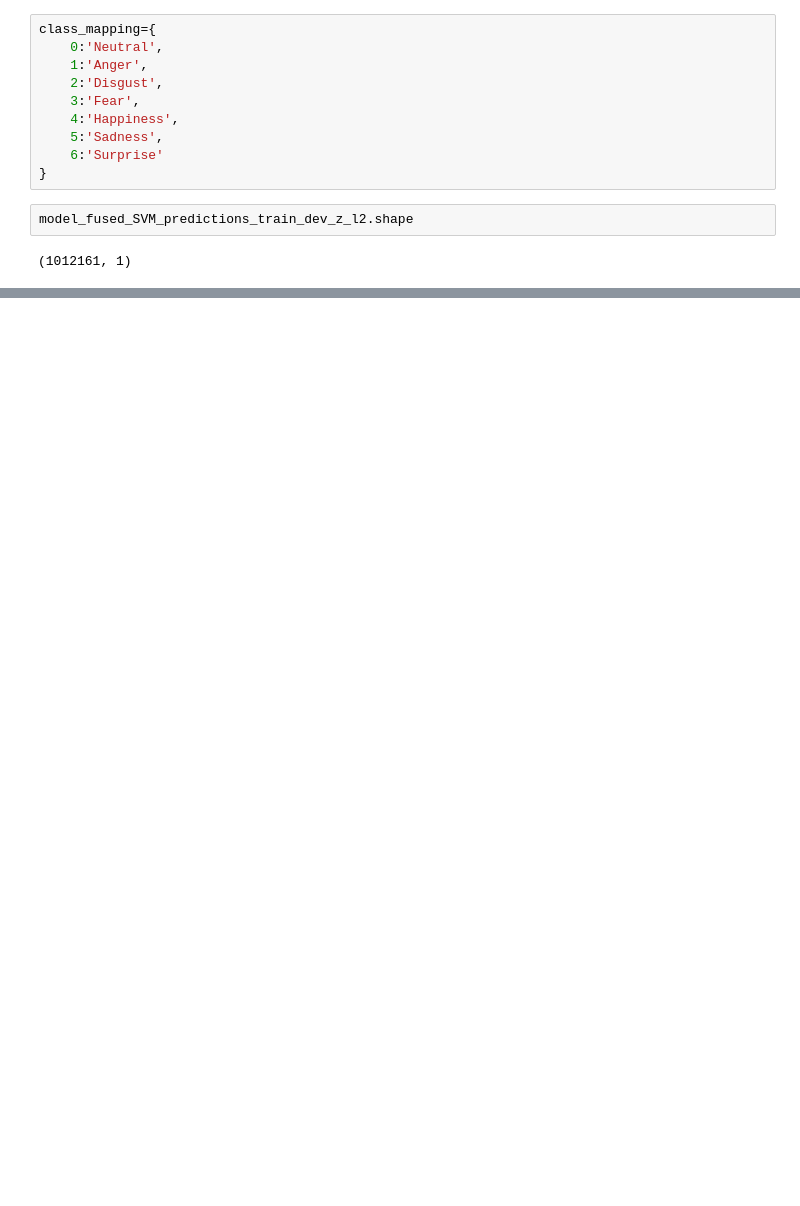
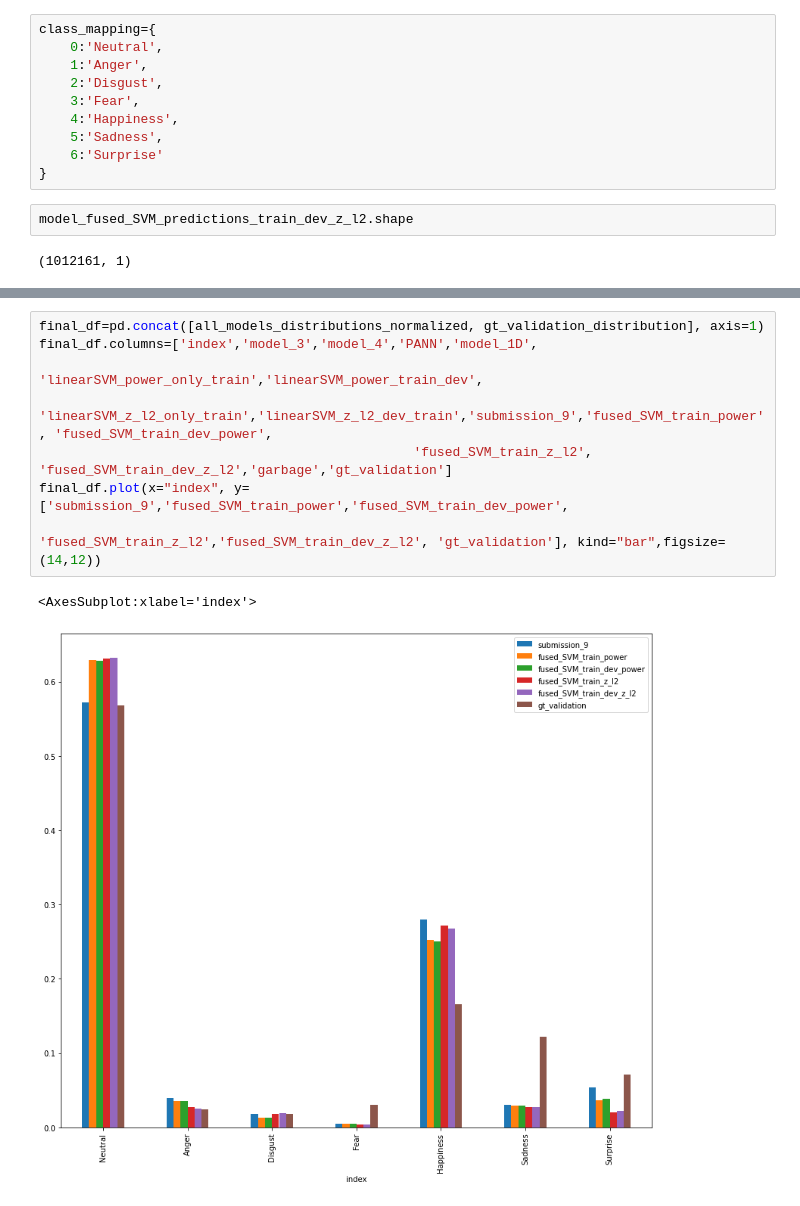
Before and after one commit to DresvyanskiyDenis/FG_2020, a Jupyter notebook: Fusion/Visualization/Class_distribution.ipynb, the cells around one changed output, grey strips where cells are left out. Drawn from its saved outputs; the diff is of its cells as text; blank space fills up the shorter version.

```diff
--- a/Fusion/Visualization/Class_distribution.ipynb
+++ b/Fusion/Visualization/Class_distribution.ipynb
@@ -274,0 +360,11 @@ plt.show()
+# %%
+final_df=pd.concat([all_models_distributions_normalized, gt_validation_distribution], axis=1)
+final_df.columns=['index','model_3','model_4','PANN','model_1D',
+                                                 'linearSVM_power_only_train','linearSVM_power_train_dev',
+                                                'linearSVM_z_l2_only_train','linearSVM_z_l2_dev_train','submission_9','fused_SVM_train_power', 'fused_SVM_train_dev_power',
+                                                'fused_SVM_train_z_l2', 'fused_SVM_train_dev_z_l2','garbage','gt_validation']
+final_df.plot(x="index", y=['submission_9','fused_SVM_train_power','fused_SVM_train_dev_power',
+                                                'fused_SVM_train_z_l2','fused_SVM_train_dev_z_l2', 'gt_validation'], kind="bar",figsize=(14,12))
+# %% [output]
+<AxesSubplot:xlabel='index'>
+[figure, added]
```
Also changed, not shown: parts of 13 cells of this notebook, 3 other files.
